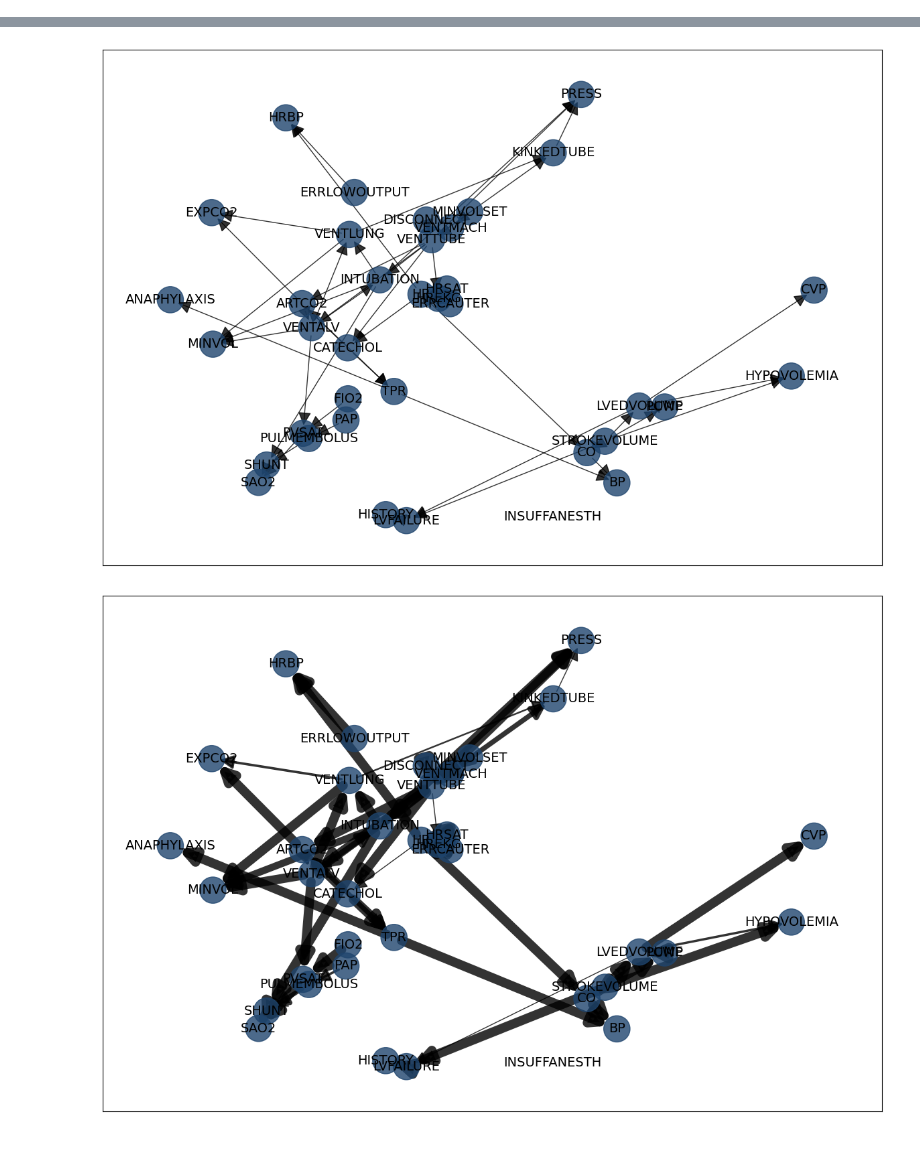
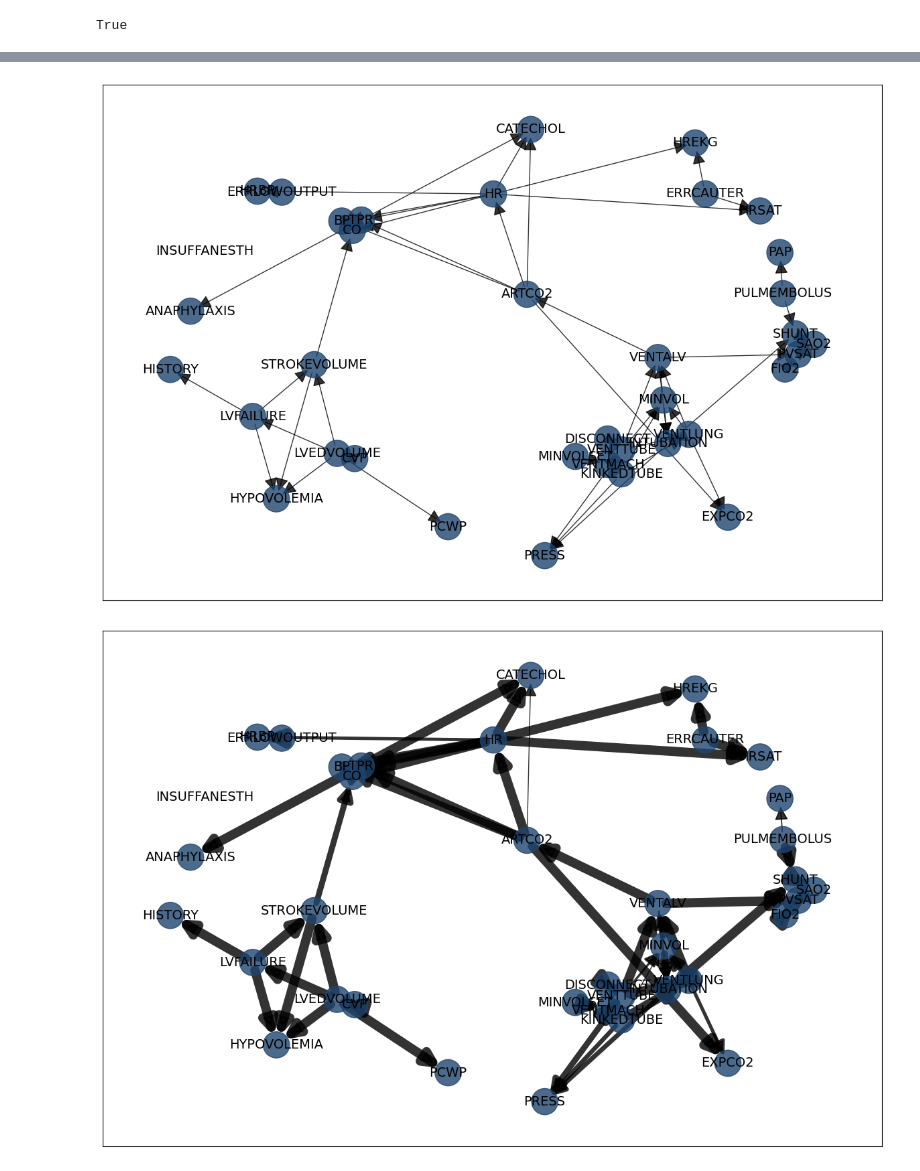
Before and after one commit to Elicit3495/ML_FYP, a Jupyter notebook: Untitled1.ipynb, the cells around one changed output, grey strips where cells are left out. Saved outputs shown, nothing was run; the diff lists cells and outputs as text; code cells hidden in the pictures.

```diff
--- a/Untitled1.ipynb
+++ b/Untitled1.ipynb
@@ -5,6 +10,6 @@ import numpy as np
 # %%
-def csv_format(csv_file):
+def csv_format_discrete(csv_file):
     df = pd.read_csv(csv_file, sep="\s+")
     return df.drop([0])
 
-#returns the csv_file in a pandas dataframe, formatted properly
+#returns the csv_file in a pandas dataframe, formatted properly, discrete dataset only
@@ -11,4 +24,4 @@ def csv_format(csv_file):
 # %%
-df = csv_format('discrete.dat')
+df = csv_format_discrete('alarm_10000.dat')
 df
 # %% [output]
@@ -105,5 +113,0 @@ chow_liu_search(df)
-# %%
-# Structure learning
-model = bn.structure_learning.fit(df, methodtype='hc', scoretype='bic')
-# Plot detected DAG
-G = bn.plot(model)
@@ -118,13 +118,14 @@ G = bn.plot(model)
+# %%
+chi_square(X='B', Y='C', Z=[], data=data, boolean=True, significance_level=0.05)
+# %% [output]
+True
+# %%
+dataframe = df
 # %%
-
-
+model = bn.structure_learning.fit(dataframe, methodtype='hc', scoretype='k2')
+G = bn.plot(model)
 # Compute edge strength using chi-square independence test
-model1 = bn.independence_test(model, df, alpha=0.05, prune=False)
+model1 = bn.independence_test(model, dataframe, alpha=0.05, prune=False)
 bn.plot(model1, pos=G['pos'])
-
-# Examine the output of the chi-square test. 53 edges are detected but not all P values are significant, i.e. those with stat_test=False
-print(tabulate(model1['independence_test'], headers="keys"))
-
-model3 = bn.independence_test(model, df, alpha=0.05, prune=True)
-bn.plot(model3, pos=G['pos'], scale=20)
+v1 = (tabulate(model1['independence_test'], headers="keys"))
 # %% [output]
@@ -165,2 +144,2 @@ bn.plot(model3, pos=G['pos'], scale=20)
-[figure, old version]
+[figure, new version]
-[figure, old version]
+[figure, new version]
```
Also changed, not shown: parts of 19 cells of this notebook, 1 other file.
